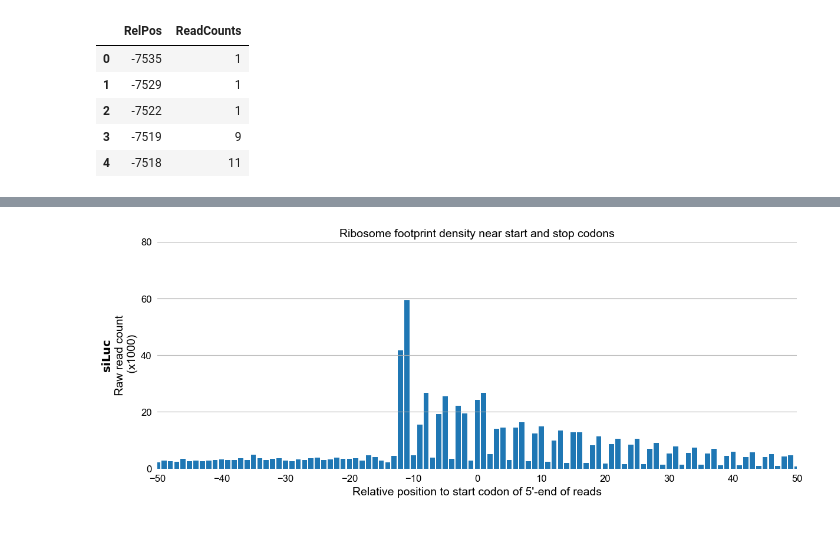
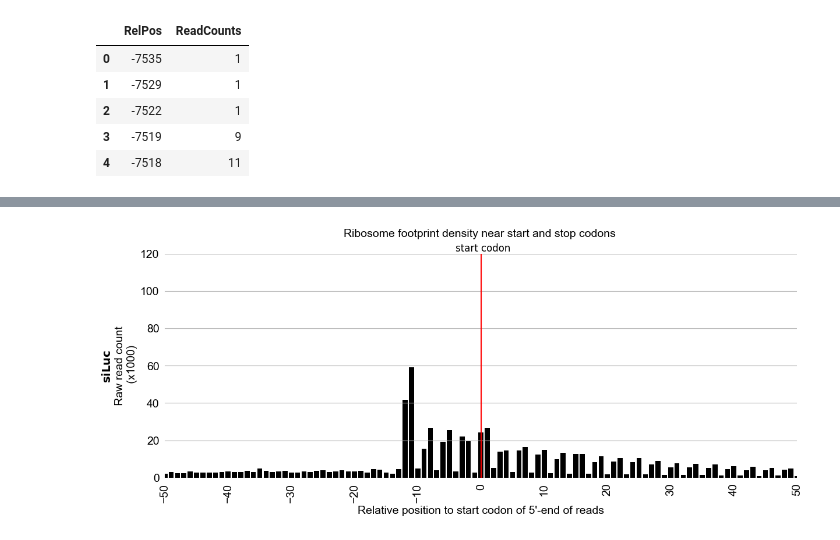
Before and after one commit to young5454/SNU-BI1, a Jupyter notebook: CoLab_TermProj_2024_2.ipynb, the cells around one changed output, grey strips where cells are left out. Cells and saved outputs as stored; diff of their text form; code cells hidden in the pictures.

```diff
--- a/CoLab_TermProj_2024_2.ipynb
+++ b/CoLab_TermProj_2024_2.ipynb
@@ -287,36 +351,41 @@ merged_data.head()
 # %%
 import matplotlib.pyplot as plt
-
 
 # Set figure size
 plt.figure(figsize=(14, 5))
 
 # Create a bar plot
-plt.bar(merged_data['RelPos'], merged_data['ReadCounts'] / 1000)
+plt.bar(merged_data['RelPos'], merged_data['ReadCounts'] / 1000, color='black')
 
 # Remove the box surrounding the plot
 plt.box(on=None)
 
 # Add horizontal grid lines
-plt.grid(axis='y')
+plt.grid(axis='y', zorder=0)
 
 # Remove ticks from both axes
 plt.tick_params(axis='both', which='both', bottom=False, left=False)
 
 # x-axis
 plt.xlim((-50, 50))
-plt.xticks(range(-50, 51, 10), fontname='Arial', fontsize=12)
+plt.xticks(range(-50, 51, 10), fontname='Arial', fontsize=14, rotation=90)
 
 # y-axis
-plt.ylim((0, 80))
-plt.yticks(range(0, 81, 20), fontname='Arial', fontsize=12)
+plt.ylim((0, 120))
+plt.yticks(range(0, 121, 20), fontname='Arial', fontsize=14)
 
 # Add labels and title
 plt.xlabel('Relative position to start codon of 5\'-end of reads', fontname='Arial', fontsize=14)
 plt.ylabel('$\mathbf{siLuc}$ \n Raw read count \n (x1000)', fontname='Arial', fontsize=14)
-plt.title('Ribosome footprint density near start and stop codons', fontname='Arial', fontsize=14)
+plt.title('Ribosome footprint density near start and stop codons \n', fontname='Arial', fontsize=14)
+
+# Draw a red vertical line at x=0
+plt.axvline(x=0, color='red')
+
+# Add text "Start Codon" above the line at x=0
+plt.annotate(f"start codon", xy=(0.46, 1.01), xycoords='axes fraction', fontsize=12)
 
 # Show the plot
 plt.show()
 # %% [output]
-[figure, old version]
+[figure, new version]
```
Also changed, not shown: parts of 8 cells of this notebook.
